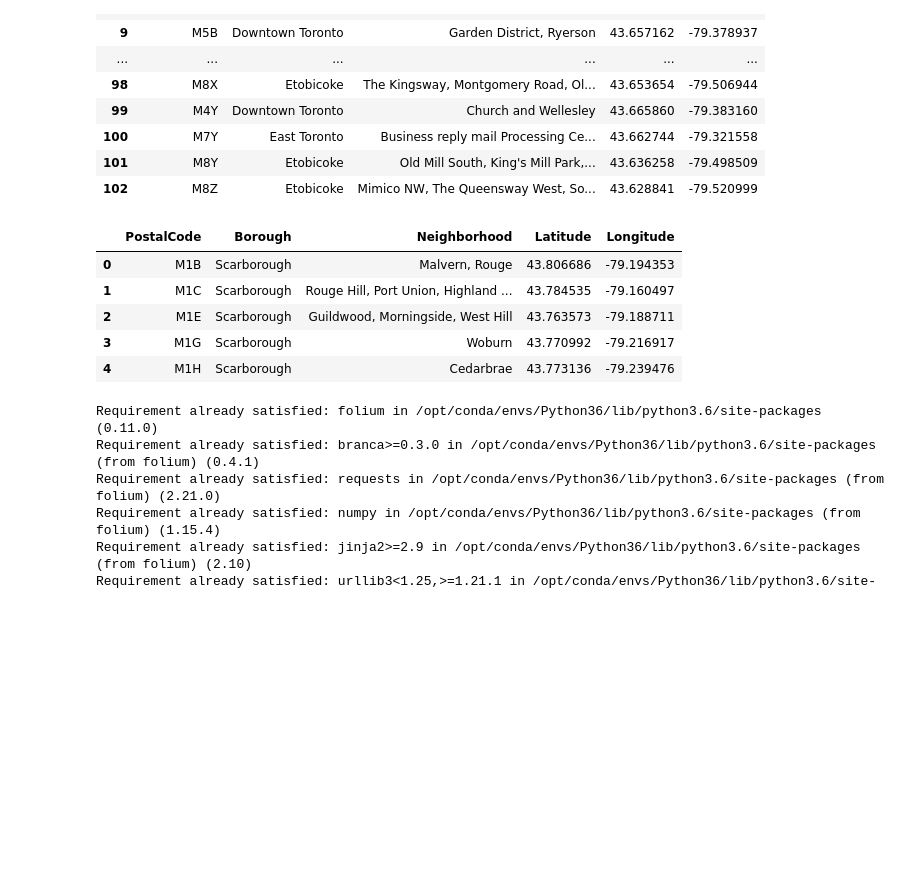
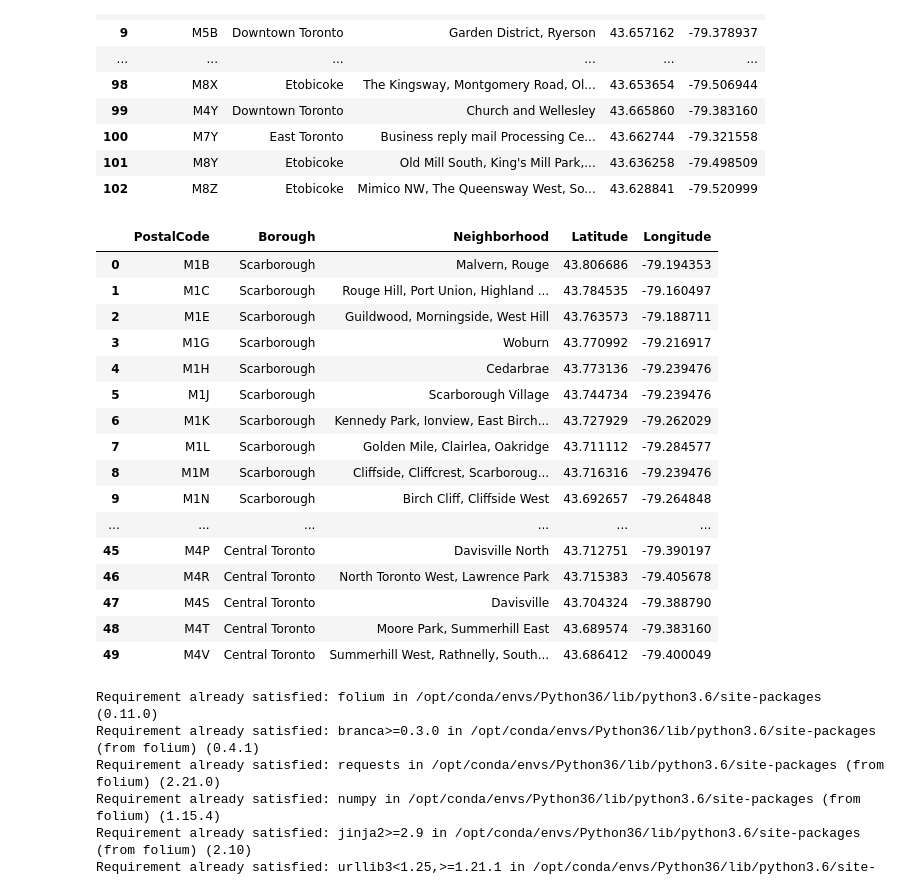
Before and after one commit to jakemennell/github-example, a Jupyter notebook: Capstone Project Notebook.ipynb, the cells around one changed output. Cells and saved outputs as stored; diff of their text form; code cells hidden in the pictures; blank space fills up the shorter version.

```diff
--- a/Capstone Project Notebook.ipynb
+++ b/Capstone Project Notebook.ipynb
@@ -177,17 +176,28 @@ toronto_df
 # %%
 #sorting dataframe by postal code
 
 final_df = toronto_df.sort_values(by=['PostalCode'], ascending=True)
 
 final_df = final_df.reset_index(drop=True)
-final_df.head()
+final_df.head(50)
 # %% [output]
 |  | PostalCode | Borough | Neighborhood | Latitude | Longitude |
 | 0 | M1B | Scarborough | Malvern, Rouge | 43.806686 | -79.194353 |
 | 1 | M1C | Scarborough | Rouge Hill, Port Union, Highland ... | 43.784535 | -79.160497 |
 | 2 | M1E | Scarborough | Guildwood, Morningside, West Hill | 43.763573 | -79.188711 |
 | 3 | M1G | Scarborough | Woburn | 43.770992 | -79.216917 |
 | 4 | M1H | Scarborough | Cedarbrae | 43.773136 | -79.239476 |
+| 5 | M1J | Scarborough | Scarborough Village | 43.744734 | -79.239476 |
+| 6 | M1K | Scarborough | Kennedy Park, Ionview, East Birch... | 43.727929 | -79.262029 |
+| 7 | M1L | Scarborough | Golden Mile, Clairlea, Oakridge | 43.711112 | -79.284577 |
+| 8 | M1M | Scarborough | Cliffside, Cliffcrest, Scarboroug... | 43.716316 | -79.239476 |
+| 9 | M1N | Scarborough | Birch Cliff, Cliffside West | 43.692657 | -79.264848 |
+| ... | ... | ... | ... | ... | ... |
+| 45 | M4P | Central Toronto | Davisville North | 43.712751 | -79.390197 |
+| 46 | M4R | Central Toronto | North Toronto West, Lawrence Park | 43.715383 | -79.405678 |
+| 47 | M4S | Central Toronto | Davisville | 43.704324 | -79.388790 |
+| 48 | M4T | Central Toronto | Moore Park, Summerhill East | 43.689574 | -79.383160 |
+| 49 | M4V | Central Toronto | Summerhill West, Rathnelly, South... | 43.686412 | -79.400049 |
 # %%
 from geopy.geocoders import Nominatim
 import geopy
```
Also changed, not shown: parts of 7 cells of this notebook.
